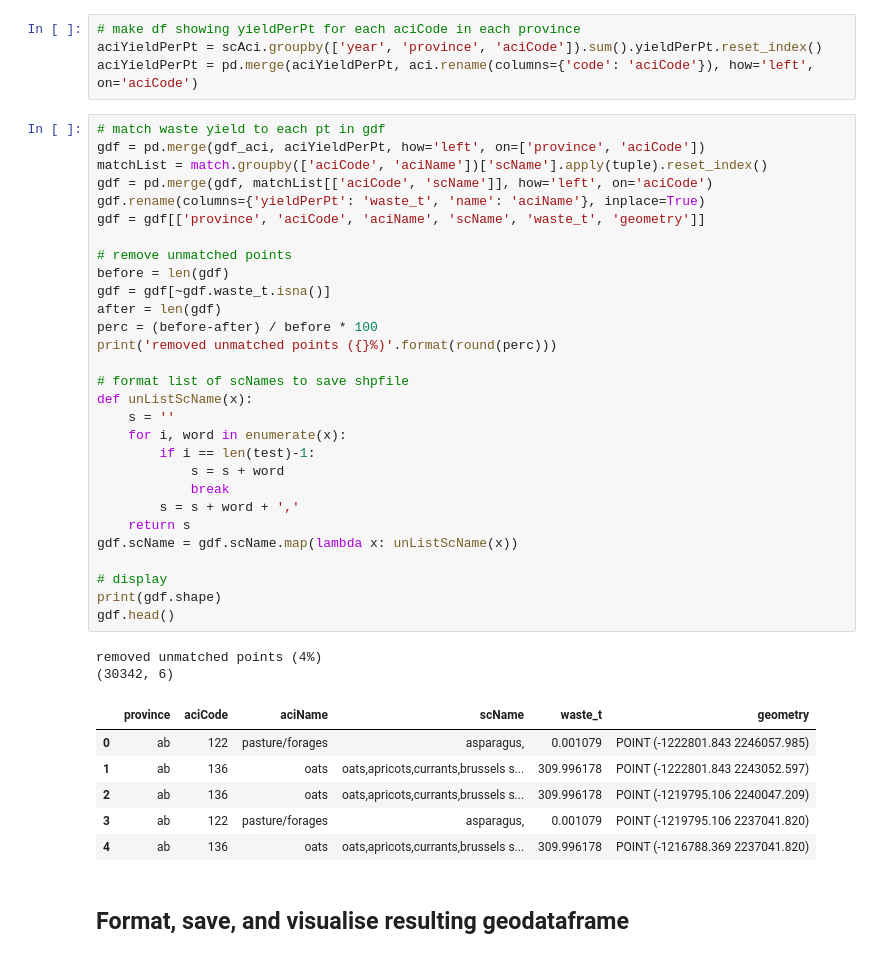
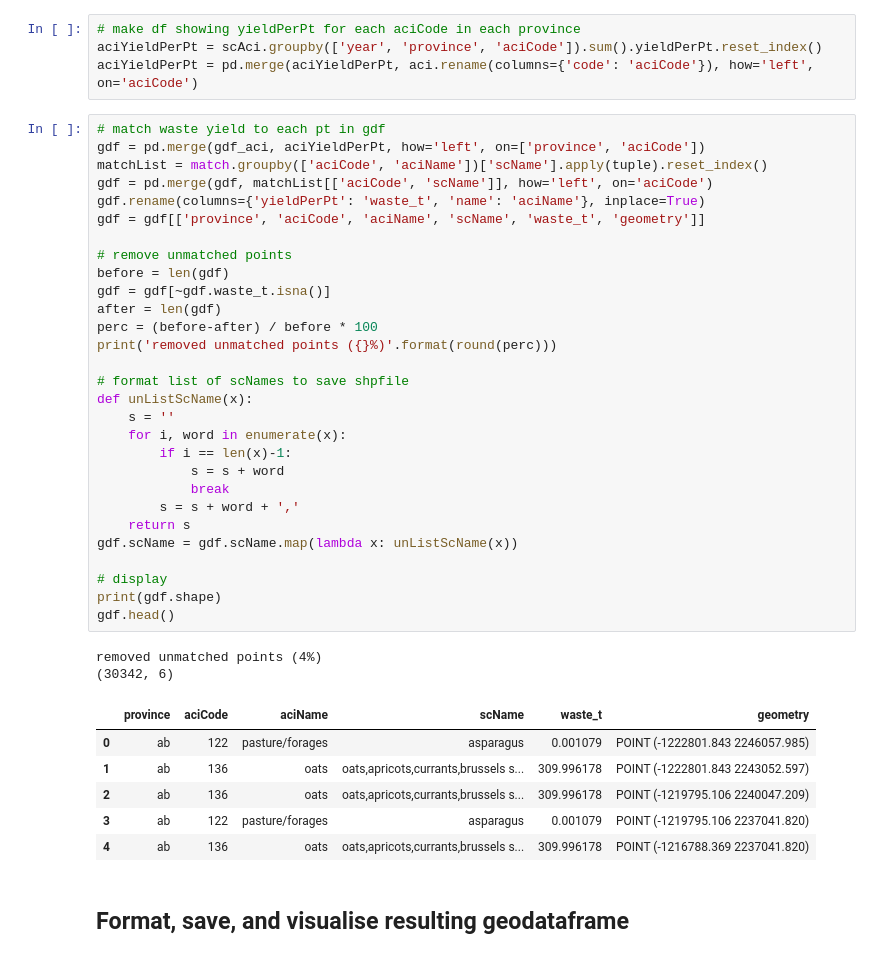
Before and after one commit to TanyaTsui/trendi_facilityAllocation, a Jupyter notebook: 01_dataWrangling_2_calcYield_dummy.ipynb, the cells around one changed output. Drawn from its saved outputs; the diff is of its cells as text.

```diff
--- a/01_dataWrangling_2_calcYield_dummy.ipynb
+++ b/01_dataWrangling_2_calcYield_dummy.ipynb
@@ -105,38 +105,38 @@ aciYieldPerPt = pd.merge(aciYieldPerPt, aci.rename(columns={'code': 'aciCode'}),
 gdf = pd.merge(gdf_aci, aciYieldPerPt, how='left', on=['province', 'aciCode'])
 matchList = match.groupby(['aciCode', 'aciName'])['scName'].apply(tuple).reset_index()
 gdf = pd.merge(gdf, matchList[['aciCode', 'scName']], how='left', on='aciCode')
 gdf.rename(columns={'yieldPerPt': 'waste_t', 'name': 'aciName'}, inplace=True)
 gdf = gdf[['province', 'aciCode', 'aciName', 'scName', 'waste_t', 'geometry']]
 
 # remove unmatched points
 before = len(gdf)
 gdf = gdf[~gdf.waste_t.isna()]
 after = len(gdf)
 perc = (before-after) / before * 100
 print('removed unmatched points ({}%)'.format(round(perc)))
 
 # format list of scNames to save shpfile
 def unListScName(x):
     s = ''
     for i, word in enumerate(x):
-        if i == len(test)-1:
+        if i == len(x)-1:
             s = s + word
             break
         s = s + word + ','
     return s
 gdf.scName = gdf.scName.map(lambda x: unListScName(x))
 
 # display
 print(gdf.shape)
 gdf.head()
 # %% [output]
 removed unmatched points (4%)
 (30342, 6)
 |  | province | aciCode | aciName | scName | waste_t | geometry |
-| 0 | ab | 122 | pasture/forages | asparagus, | 0.001079 | POINT (-1222801.843 2246057.985) |
+| 0 | ab | 122 | pasture/forages | asparagus | 0.001079 | POINT (-1222801.843 2246057.985) |
 | 1 | ab | 136 | oats | oats,apricots,currants,brussels s... | 309.996178 | POINT (-1222801.843 2243052.597) |
 | 2 | ab | 136 | oats | oats,apricots,currants,brussels s... | 309.996178 | POINT (-1219795.106 2240047.209) |
-| 3 | ab | 122 | pasture/forages | asparagus, | 0.001079 | POINT (-1219795.106 2237041.820) |
+| 3 | ab | 122 | pasture/forages | asparagus | 0.001079 | POINT (-1219795.106 2237041.820) |
 | 4 | ab | 136 | oats | oats,apricots,currants,brussels s... | 309.996178 | POINT (-1216788.369 2237041.820) |
 # %% [markdown]
 ## Format, save, and visualise resulting geodataframe
```
Also changed, not shown: parts of 3 cells of this notebook, 6 other files.
